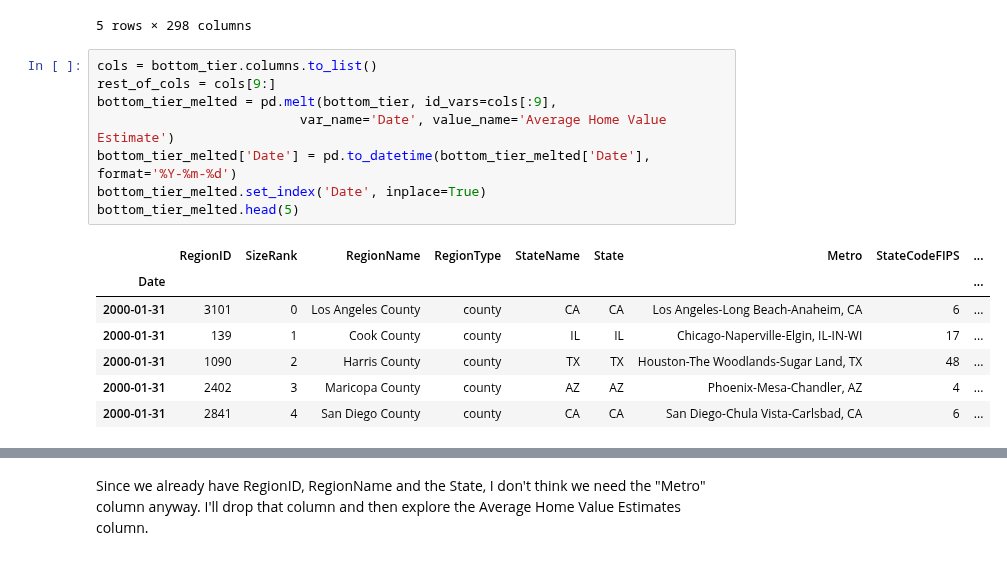
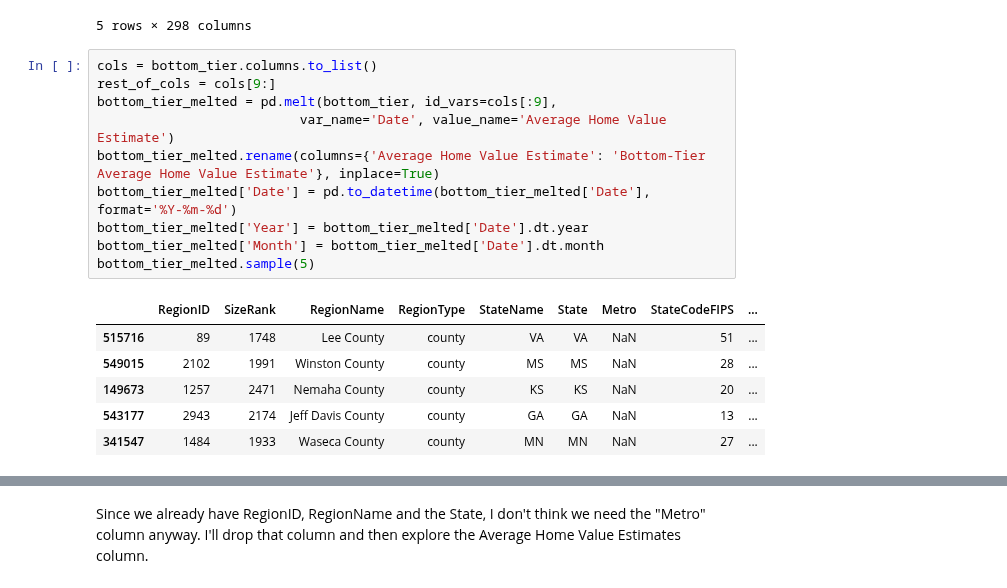
Before and after one commit to MLFP-90803-SP24-FinalProjects/Team17-FinalProject, a Jupyter notebook: Housing_Data_Cleaning.ipynb, the cells around one changed output, grey strips where cells are left out. Drawn from its saved outputs; the diff is of its cells as text.

Commit message:
Merged dataframes

```diff
--- a/Housing_Data_Cleaning.ipynb
+++ b/Housing_Data_Cleaning.ipynb
@@ -23,19 +23,20 @@ bottom_tier.head(5)
 # %%
 cols = bottom_tier.columns.to_list()
 rest_of_cols = cols[9:]
 bottom_tier_melted = pd.melt(bottom_tier, id_vars=cols[:9],
                           var_name='Date', value_name='Average Home Value Estimate')
+bottom_tier_melted.rename(columns={'Average Home Value Estimate': 'Bottom-Tier Average Home Value Estimate'}, inplace=True)
 bottom_tier_melted['Date'] = pd.to_datetime(bottom_tier_melted['Date'], format='%Y-%m-%d')
-bottom_tier_melted.set_index('Date', inplace=True)
-bottom_tier_melted.head(5)
+bottom_tier_melted['Year'] = bottom_tier_melted['Date'].dt.year
+bottom_tier_melted['Month'] = bottom_tier_melted['Date'].dt.month
+bottom_tier_melted.sample(5)
 # %% [output]
 |  | RegionID | SizeRank | RegionName | RegionType | StateName | State | Metro | StateCodeFIPS | ... |
-| Date |  |  |  |  |  |  |  |  | ... |
-| 2000-01-31 | 3101 | 0 | Los Angeles County | county | CA | CA | Los Angeles-Long Beach-Anaheim, CA | 6 | ... |
-| 2000-01-31 | 139 | 1 | Cook County | county | IL | IL | Chicago-Naperville-Elgin, IL-IN-WI | 17 | ... |
-| 2000-01-31 | 1090 | 2 | Harris County | county | TX | TX | Houston-The Woodlands-Sugar Land, TX | 48 | ... |
-| 2000-01-31 | 2402 | 3 | Maricopa County | county | AZ | AZ | Phoenix-Mesa-Chandler, AZ | 4 | ... |
-| 2000-01-31 | 2841 | 4 | San Diego County | county | CA | CA | San Diego-Chula Vista-Carlsbad, CA | 6 | ... |
+| 515716 | 89 | 1748 | Lee County | county | VA | VA | NaN | 51 | ... |
+| 549015 | 2102 | 1991 | Winston County | county | MS | MS | NaN | 28 | ... |
+| 149673 | 1257 | 2471 | Nemaha County | county | KS | KS | NaN | 20 | ... |
+| 543177 | 2943 | 2174 | Jeff Davis County | county | GA | GA | NaN | 13 | ... |
+| 341547 | 1484 | 1933 | Waseca County | county | MN | MN | NaN | 27 | ... |
 # %%
 bottom_tier_melted.info()
 # %% [output]
```
Also changed, not shown: parts of 44 cells of this notebook, 2 other files.
